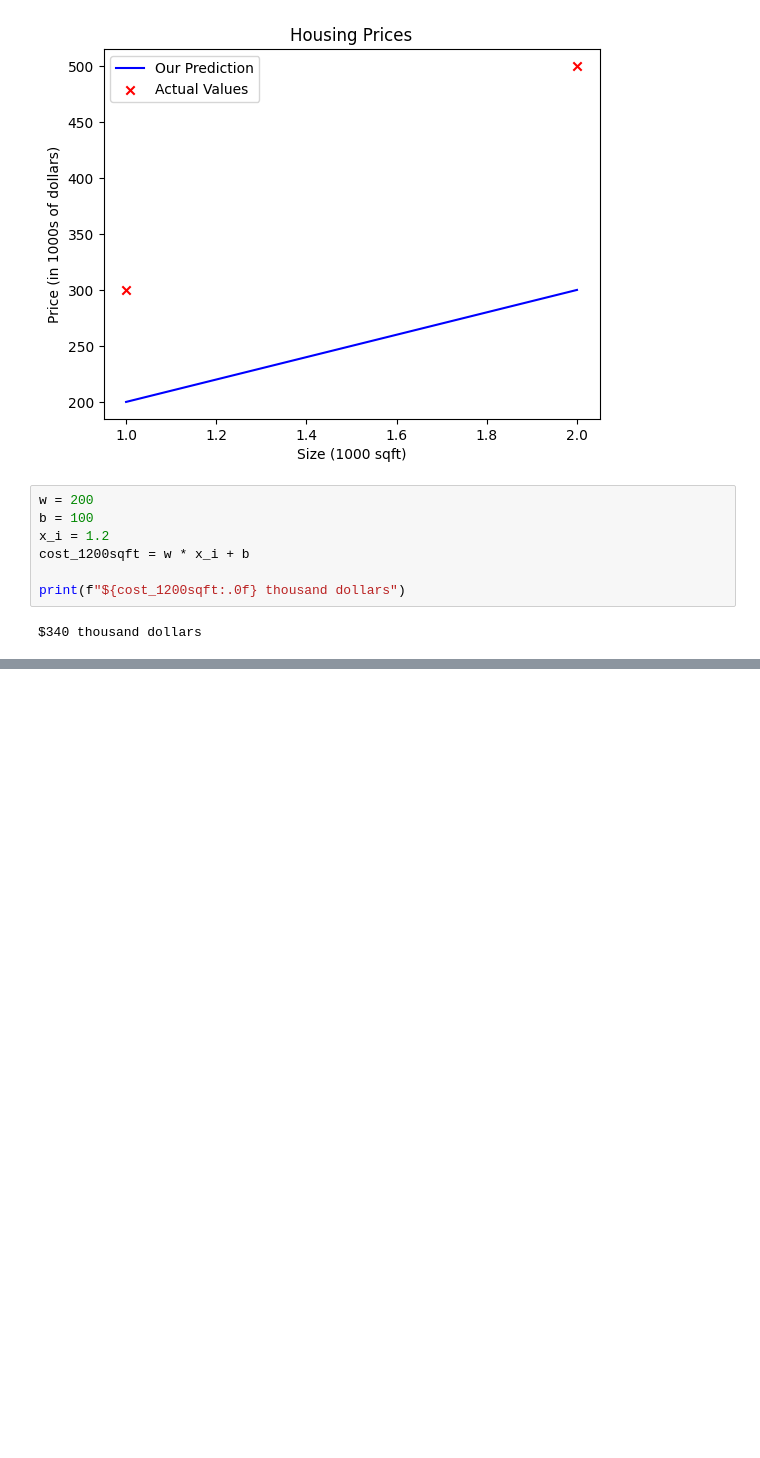
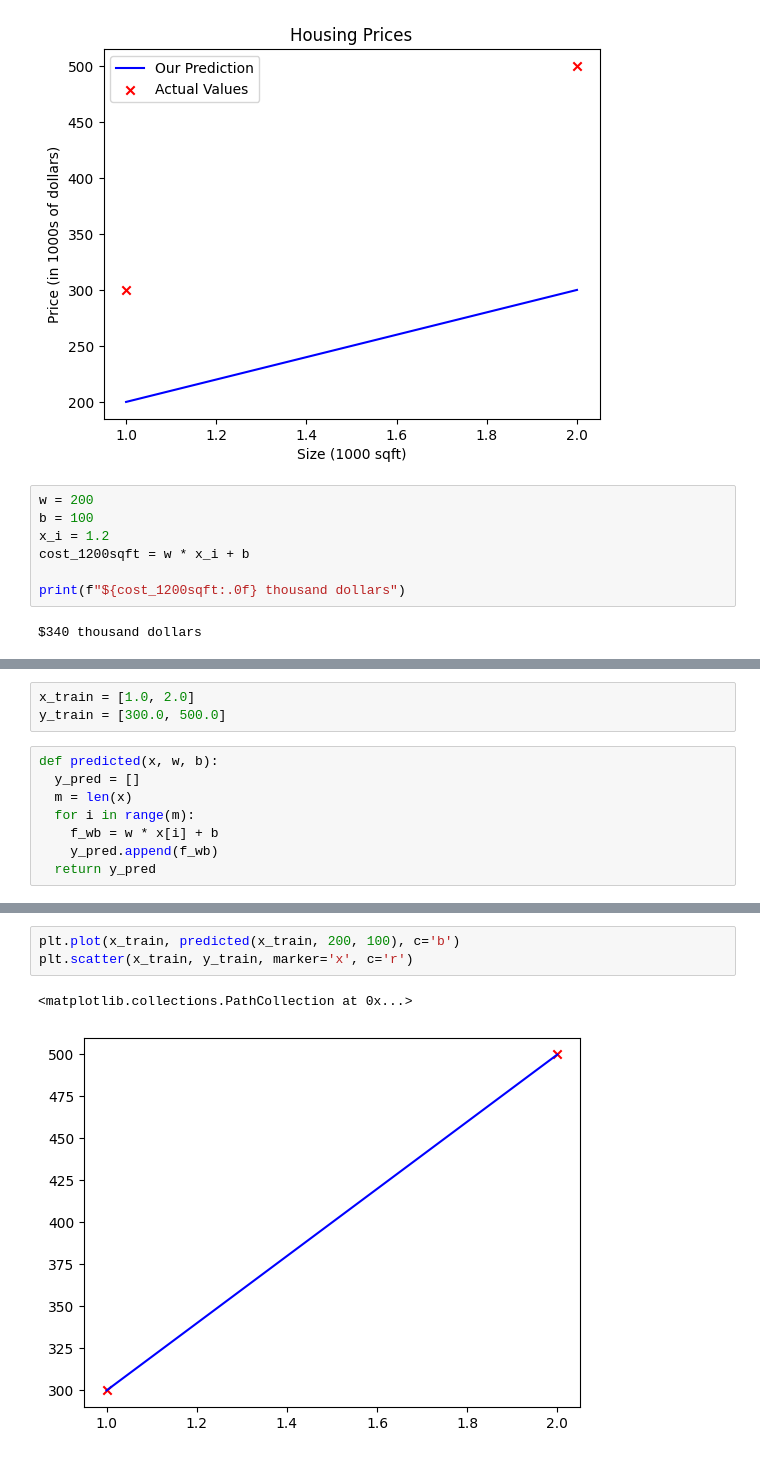
Before and after one commit to Husayn01/Machine-Learning-Specialization, a Jupyter notebook: Supervised_Machine_Learning_Regression_and_Classification.ipynb, the cells around one changed output, grey strips where cells are left out. Drawn from its saved outputs; the diff is of its cells as text; blank space fills up the shorter version.

```diff
--- a/Supervised_Machine_Learning_Regression_and_Classification.ipynb
+++ b/Supervised_Machine_Learning_Regression_and_Classification.ipynb
@@ -93,0 +132,11 @@ $340 thousand dollars
+# %%
+x_train = [1.0, 2.0]
+y_train = [300.0, 500.0]
+# %%
+def predicted(x, w, b):
+  y_pred = []
+  m = len(x)
+  for i in range(m):
+    f_wb = w * x[i] + b
+    y_pred.append(f_wb)
+  return y_pred
@@ -93,0 +147,6 @@ $340 thousand dollars
+# %%
+plt.plot(x_train, predicted(x_train, 200, 100), c='b')
+plt.scatter(x_train, y_train, marker='x', c='r')
+# %% [output]
+<matplotlib.collections.PathCollection at 0x...>
+[figure, added]
```
Also changed, not shown: parts of 12 cells of this notebook.
